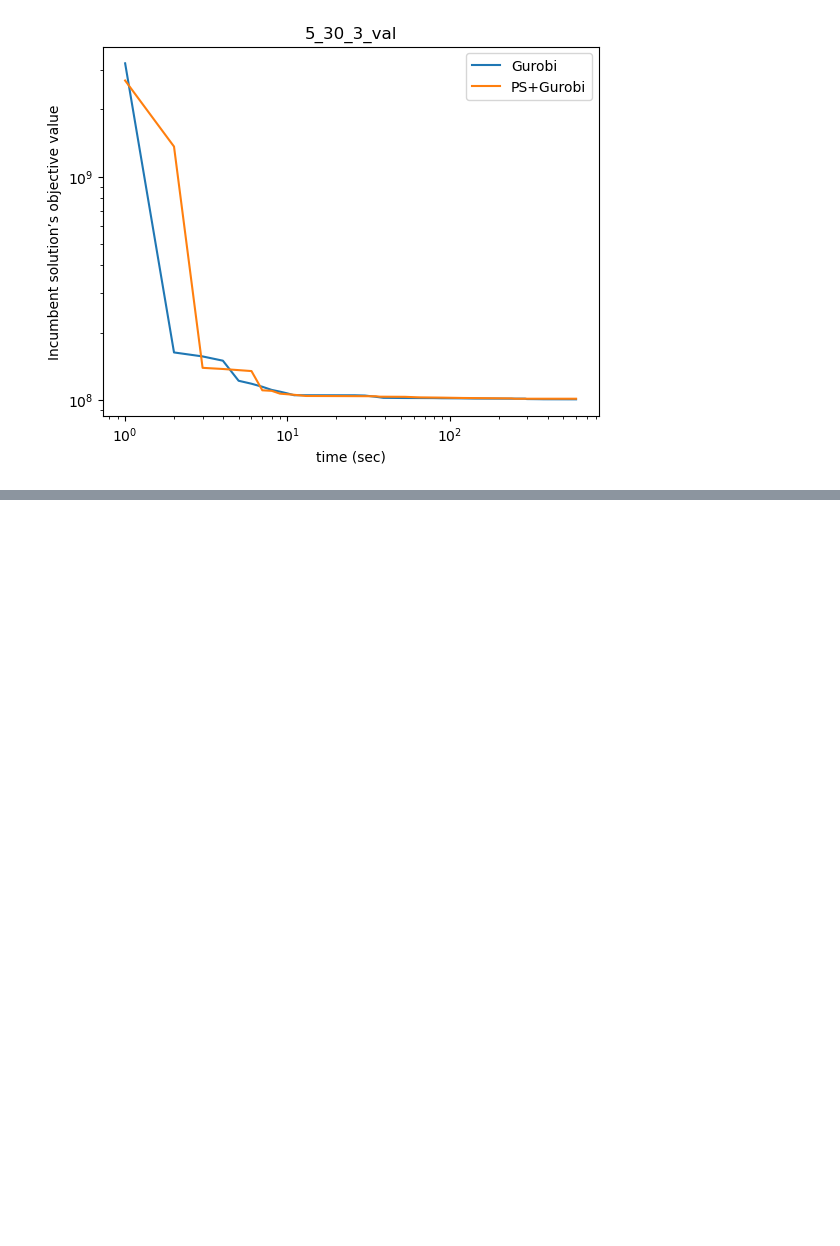
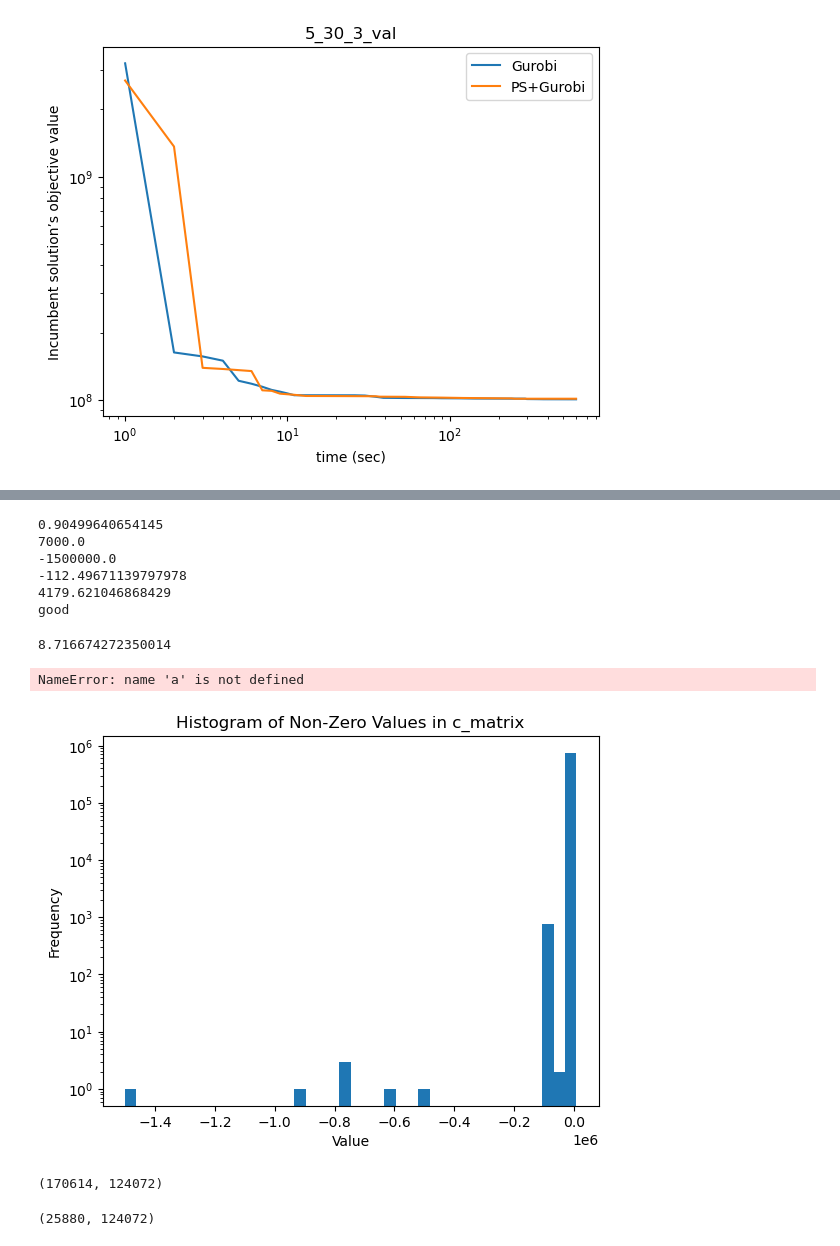
Before and after one commit to taehooonlee/Predict-and-Search_MILP_method, a Jupyter notebook: vis_results.ipynb, the cells around one changed output, grey strips where cells are left out. Saved outputs shown, nothing was run; the diff lists cells and outputs as text; code cells hidden in the pictures; blank space fills up the shorter version.

```diff
--- a/vis_results.ipynb
+++ b/vis_results.ipynb
@@ -76,0 +182,23 @@ for par in params:
+# %%
+rate_list, max_list, min_list, mean_list, std_list = [], [], [], [], []
+for ins_name in ins_names:
+    ins_path = f"{ins_dir}/{ins_name}"
+    m = gp.read(ins_path)
+
+    c_matrix = m.getA()
+    sense = np.array(m.getAttr("Sense", m.getConstrs()))
+    rhs = np.array(m.getAttr("RHS", m.getConstrs()))
+
+    index_ge = np.where(sense == ">")[0]
+    c_matrix[index_ge] *= -1
+    rhs[index_ge] *= -1
+
+    rate_ = (c_matrix.sum(axis=0) == 0).sum() / c_matrix.shape[1]
+
+    rate_list.append(rate_ * 100)
+    max_list.append(c_matrix.max())
+    min_list.append(c_matrix.min())
+
+    mean_list.append(c_matrix[(c_matrix != 0)].mean())
+    std_list.append(c_matrix[(c_matrix != 0)].std())
+    print(f"{ins_name} rate: {rate_ * 100}")
@@ -76,0 +223,14 @@ for par in params:
+# %%
+print(np.mean(rate_list))
+print(np.mean(max_list))
+print(np.mean(min_list))
+print(np.mean(mean_list))
+print(np.mean(std_list))
+print("good")
+# %% [output]
+0.90499640654145
+7000.0
+-1500000.0
+-112.49671139797978
+4179.621046868429
+good
@@ -76,0 +239,27 @@ for par in params:
+# %%
+a[a > 0].mean()
+# %% [output]
+8.716674272350014
+# %%
+a[a < 0].mean()
+# %% [output]
+NameError: name 'a' is not defined
+# %%
+import matplotlib.pyplot as plt
+
+# Get the non-zero values from c_matrix
+non_zero_values = np.array(c_matrix[(c_matrix != 0)]).flatten()
+
+# Create the histogram
+plt.hist(non_zero_values, bins=40)
+
+# Set the labels and title
+plt.xlabel("Value")
+plt.yscale("log")
+plt.ylabel("Frequency")
+plt.title("Histogram of Non-Zero Values in c_matrix")
+
+# Show the histogram
+plt.show()
+# %% [output]
+[figure, added]
@@ -76,0 +270,8 @@ for par in params:
+# %%
+Aeq.shape
+# %% [output]
+(170614, 124072)
+# %%
+Ale.shape
+# %% [output]
+(25880, 124072)
```
Also changed, not shown: parts of 21 cells of this notebook, 7 other files.
